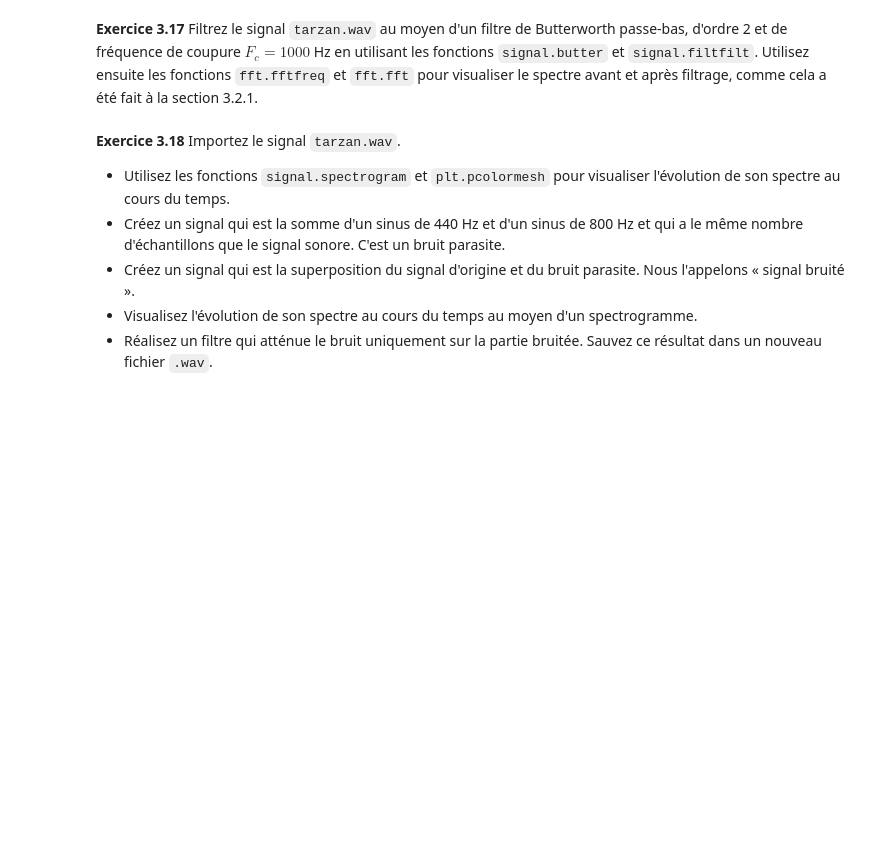
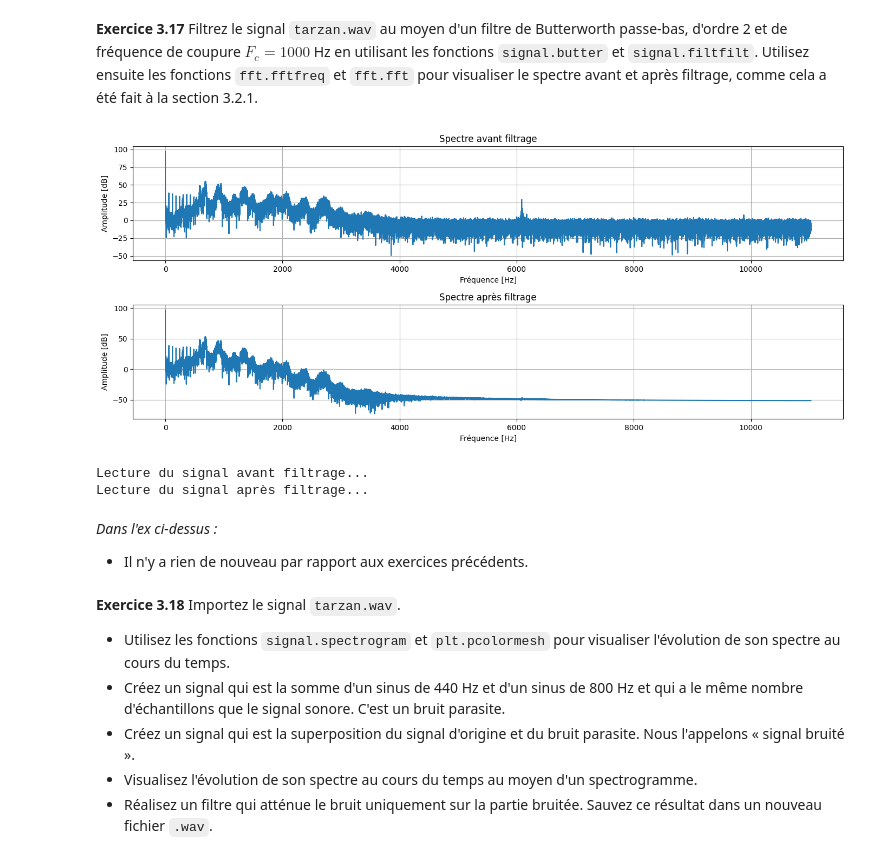
Before and after one commit to Makker5000/Traitement-de-Signaux-Reco-Alarme, a Jupyter notebook: T3032_TP_notebook_seance_Representation fréq de signaux 3.ipynb, the cells around one changed output. Cells and saved outputs as stored; diff of their text form; code cells hidden in the pictures; blank space fills up the shorter version.

Commit message:
Notebooks Signaux 1D 3 : Execices 3.16, 3.17, 3.18

```diff
--- a/T3032_TP_notebook_seance_Representation fréq de signaux 3.ipynb
+++ b/T3032_TP_notebook_seance_Representation fréq de signaux 3.ipynb
@@ -380,5 +458,71 @@ Lecture du son filtré (passe-bande)...
 # %% [markdown]
 **Exercice 3.17** Filtrez le signal `tarzan.wav` au moyen d'un filtre de Butterworth passe-bas, d'ordre 2 et de fréquence de coupure $F_c=1000$ Hz en utilisant les fonctions `signal.butter` et `signal.filtfilt`. Utilisez ensuite les fonctions `fft.fftfreq` et `fft.fft` pour visualiser le spectre avant et après filtrage, comme cela a été fait à la section 3.2.1.
+# %%
+# 1. Chargement du signal
+Fe, signal_audio = read('../Fichiers-pour-TP/tarzan.wav')  # signal_audio : signal audio, Fe : fréquence d'échantillonnage
+
+# Vérifier les dimensions du signal (mono ou stéréo)
+if len(signal_audio.shape) > 1:
+    # Prendre seulement un canal si le signal est stéréo
+    signal_audio = signal_audio[:, 0]
+
+# Normaliser le signal si besoin (pour les fichiers wav int16)
+signal_audio = signal_audio / np.max(np.abs(signal_audio))
+
+# 2. Création du filtre Butterworth passe-bas
+Fc = 1000  # Fréquence de coupure en Hz
+ordre = 2  # Ordre du filtre
+Wn = Fc / (Fe / 2)  # Fréquence de coupure normalisée entre 0 et 1
+b, a = signal.butter(ordre, Wn, btype='low')
+
+# 3. Application du filtre
+signal_filtre = signal.filtfilt(b, a, signal_audio)
+
+# 4. Visualisation des spectres avant et après filtrage
+
+# Calcul de la transformée de Fourier pour les deux signaux
+TF_original4 = np.fft.fft(signal_audio)
+TF_filtre4 = np.fft.fft(signal_filtre)
+frequencies4 = np.fft.fftfreq(len(TF_original4), 1/Fe)
+
+# Affichage des spectres
+plt.figure(figsize=(14, 6))
+
+# Spectre avant filtrage
+plt.subplot(2, 1, 1)
+plt.plot(frequencies4[:len(frequencies4)//2], 20 * np.log10(np.abs(TF_original4[:len(TF_original4)//2])))
+plt.title("Spectre avant filtrage")
+plt.xlabel("Fréquence [Hz]")
+plt.ylabel("Amplitude [dB]")
+plt.grid(True)
+
+# Spectre après filtrage
+plt.subplot(2, 1, 2)
+plt.plot(frequencies4[:len(frequencies4)//2], 20 * np.log10(np.abs(TF_filtre4[:len(TF_filtre4)//2])))
+plt.title("Spectre après filtrage")
+plt.xlabel("Fréquence [Hz]")
+plt.ylabel("Amplitude [dB]")
+plt.grid(True)
+
+plt.tight_layout()
+plt.show()
+
+# Écouter le signal avant et après filtrage
+print("Lecture du signal avant filtrage...")
+sd.play(signal_audio, Fe)
+sd.wait()
+
+print("Lecture du signal après filtrage...")
+sd.play(signal_filtre, Fe)
+sd.wait()
+# %% [output]
+[figure, added]
+Lecture du signal avant filtrage...
+Lecture du signal après filtrage...
+# %% [markdown]
+*Dans l'ex ci-dessus :*
+
+- Il n'y a rien de nouveau par rapport aux exercices précédents.
 # %% [markdown]
 **Exercice 3.18** Importez le signal `tarzan.wav`.
 
```
Also changed, not shown: parts of 10 cells of this notebook, 5 other files.
